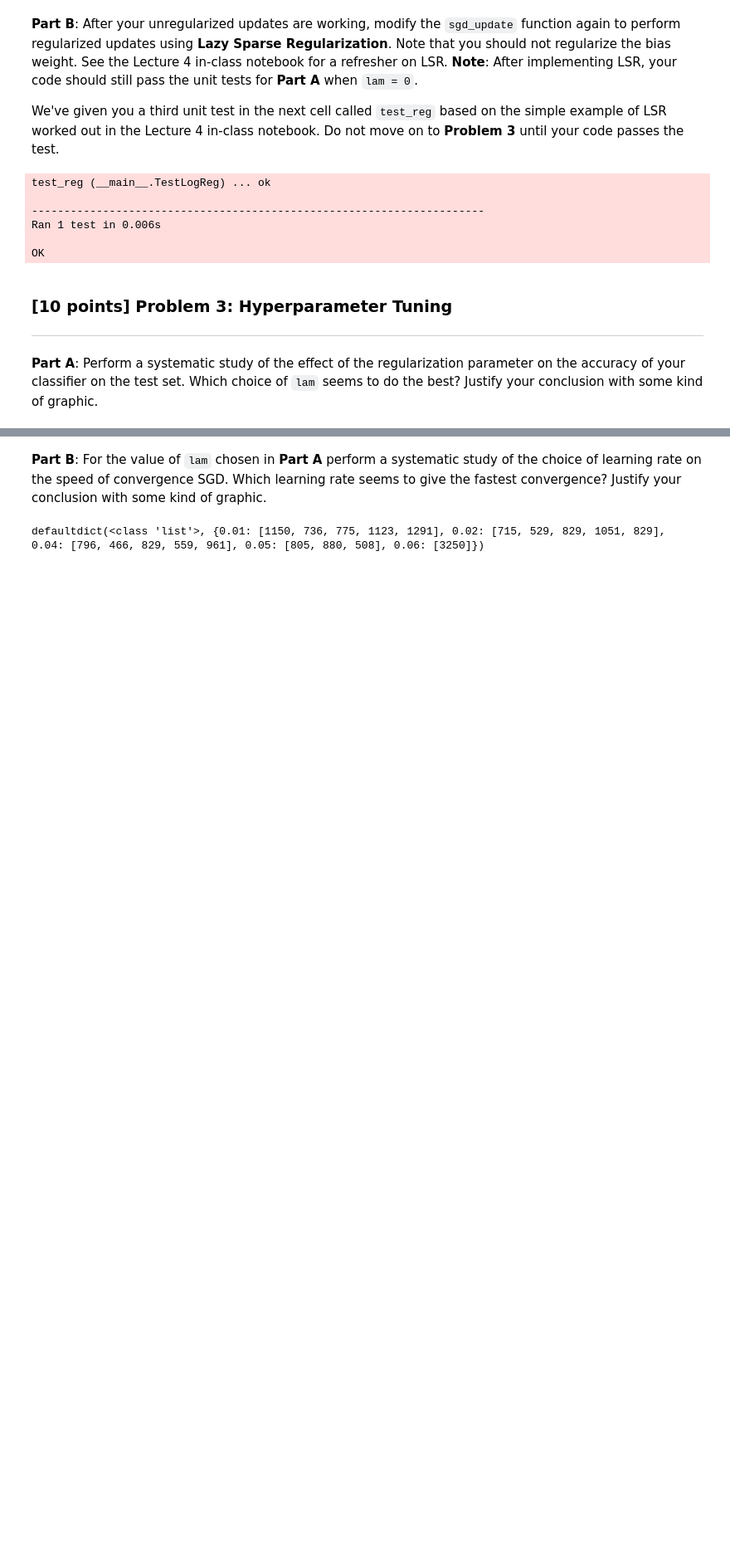
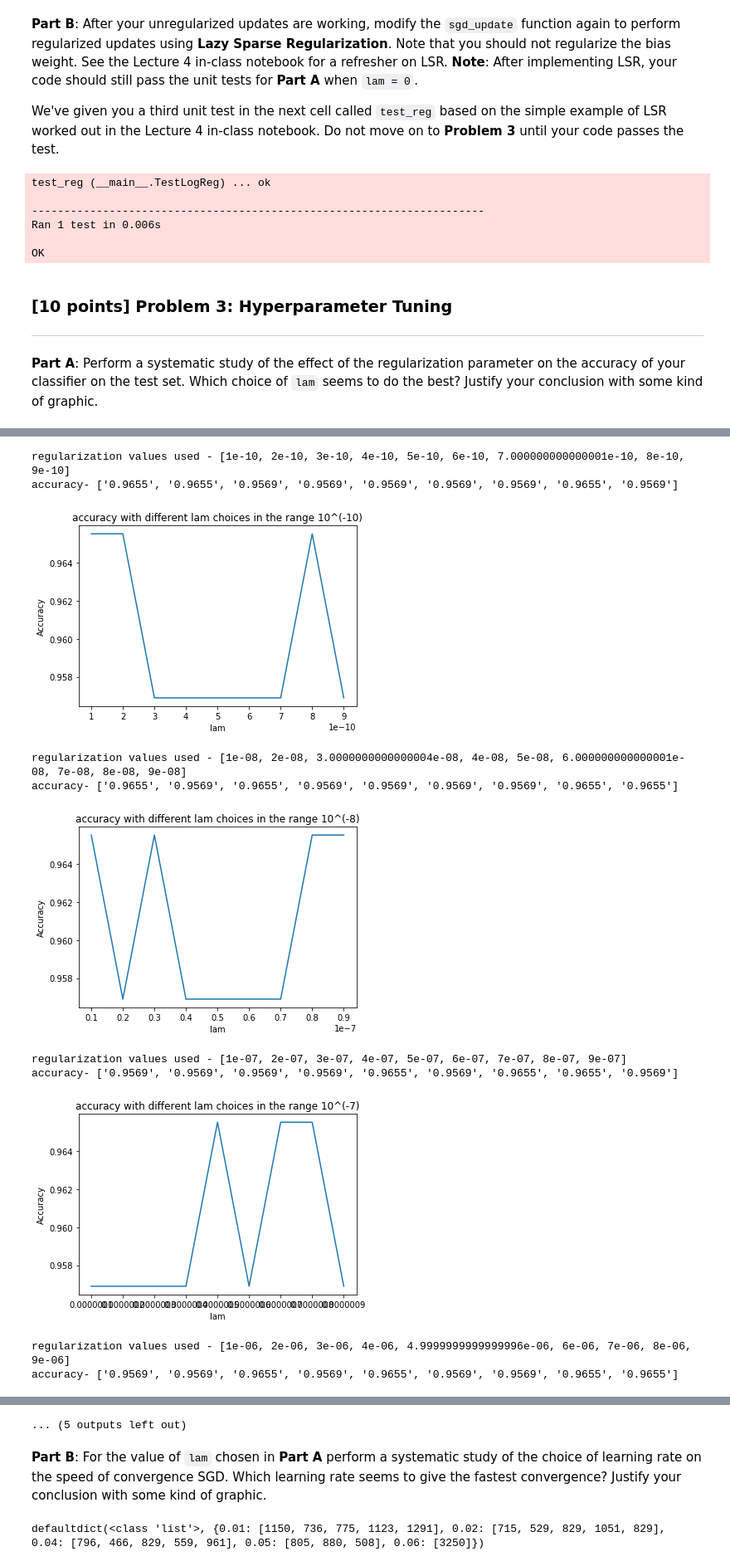
Before and after one commit to AkritiKapur/ml-5622-assignments, a Jupyter notebook: logreg/logreg.ipynb, the cells around one changed output, grey strips where cells are left out. Shown at 83% size. Saved outputs shown, nothing was run; the diff lists cells and outputs as text; code cells hidden in the pictures; blank space fills up the shorter version.

```diff
--- a/logreg/logreg.ipynb
+++ b/logreg/logreg.ipynb
@@ -346,0 +306,62 @@ accuracy- ['0.960', '0.957', '0.954', '0.960', '0.954', '0.948', '0.945', '0.954
+# %%
+from collections import defaultdict
+lam_powers = [-10, -8, -7, -6, -5, -4, -3]
+
+epoch = 7
+# Assuming that NLL converges at 5000.
+iteration_to_see = 5000
+train_set_len = len(train_set)
+
+accuracy = defaultdict(list)
+for choice in lam_powers:
+    lam_choices = []
+    for i in range(1, 10):
+        lam_curr = i * pow(10, choice)
+        lam_choices.append(lam_curr)
+        lr = LogReg(train_set, test_set, lam=lam_curr, eta=0.04)
+        lr.train(num_epochs=epoch, report_step=iteration_to_see)
+        accuracy[choice].append(np.average(lr.test_acc[1:]))
+
+    print('regularization values used -', lam_choices)
+    print('accuracy-', ["{0:.4f}".format(a) for a in accuracy[choice]])
+    plt.title('accuracy with different lam choices in the range 10^({})'.format(choice))
+    plt.plot(lam_choices, accuracy[choice])
+    plt.xlabel('lam')
+    plt.ylabel('Accuracy')
+    plt.show()
+
+lam_choice = [0.01, 0.1, 0.2, 0.4, 1, 2, 10]
+accuracy = []
+for choice in lam_choice:
+    lr = LogReg(train_set, test_set, lam=choice, eta=0.04)
+    lr.train(num_epochs=epoch, report_step=iteration_to_see)
+    accuracy.append(np.average(lr.test_acc[1:]))
+
+print('regularization values used -', lam_choice)
+print('accuracy-', ["{0:.4f}".format(a) for a in accuracy])
+plt.title('accuracy with different lam choices)')
+plt.plot(lam_choice, accuracy)
+plt.xlabel('lam')
+plt.ylabel('Accuracy')
+plt.show()
+
+
+"""
+Based on the graph, the value of regularization that gives the highest accuracy lies
+in the window [4 * 10^(-6), 9*10^(-6)]. These consistently show good performance. Although sometimes,
+random values tend to do well. Based on the former observations
+and the graph below, My choice would be be 7 e * 10(-6) . The performance reduces with as the value of
+lambda increases from 10^(-2) to greater values.
+"""
+# %% [output]
+regularization values used - [1e-10, 2e-10, 3e-10, 4e-10, 5e-10, 6e-10, 7.000000000000001e-10, 8e-10, 9e-10]
+accuracy- ['0.9655', '0.9655', '0.9569', '0.9569', '0.9569', '0.9569', '0.9569', '0.9655', '0.9569']
+[figure, added]
+regularization values used - [1e-08, 2e-08, 3.0000000000000004e-08, 4e-08, 5e-08, 6.000000000000001e-08, 7e-08, 8e-08, 9e-08]
+accuracy- ['0.9655', '0.9569', '0.9655', '0.9569', '0.9569', '0.9569', '0.9569', '0.9655', '0.9655']
+[figure, added]
+regularization values used - [1e-07, 2e-07, 3e-07, 4e-07, 5e-07, 6e-07, 7e-07, 8e-07, 9e-07]
+accuracy- ['0.9569', '0.9569', '0.9569', '0.9569', '0.9655', '0.9569', '0.9655', '0.9655', '0.9569']
+[figure, added]
+regularization values used - [1e-06, 2e-06, 3e-06, 4e-06, 4.9999999999999996e-06, 6e-06, 7e-06, 8e-06, 9e-06]
+accuracy- ['0.9569', '0.9569', '0.9655', '0.9569', '0.9655', '0.9569', '0.9569', '0.9655', '0.9655']
@@ -347,3 +375,4 @@ accuracy- ['0.960', '0.957', '0.954', '0.960', '0.954', '0.948', '0.945', '0.954
+... (5 outputs left out)
 # %% [markdown]
 **Part B**: For the value of `lam` chosen in **Part A** perform a systematic study of the choice of learning rate on the speed of convergence SGD.  Which learning rate seems to give the fastest convergence?  Justify your conclusion with some kind of graphic.
 # %%
```
Also changed, not shown: parts of 3 cells of this notebook.
